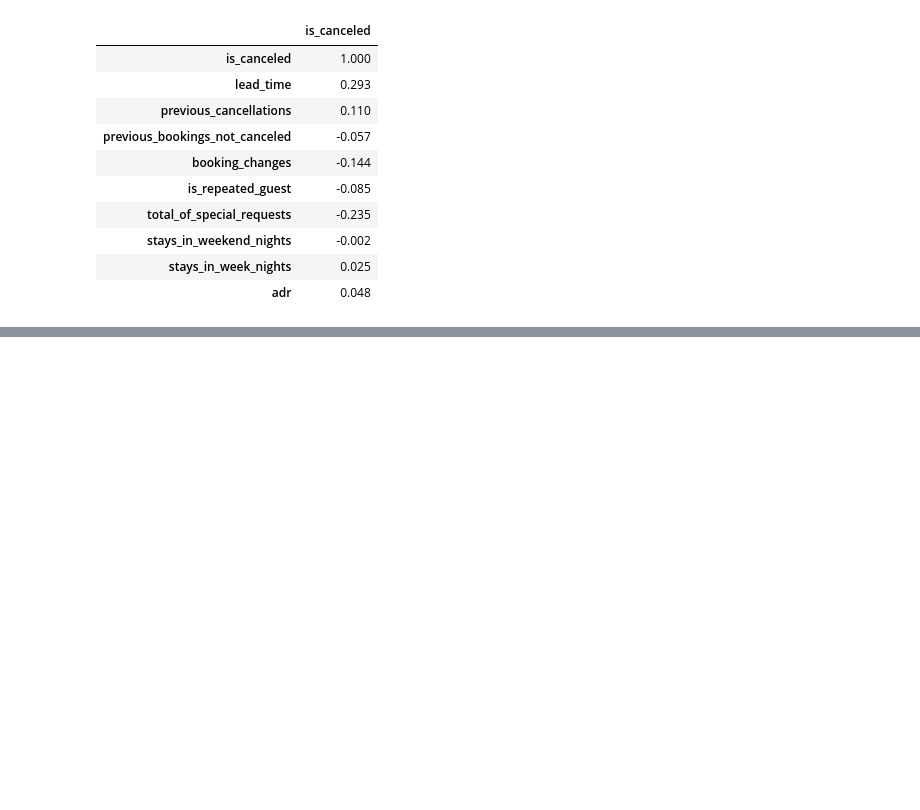
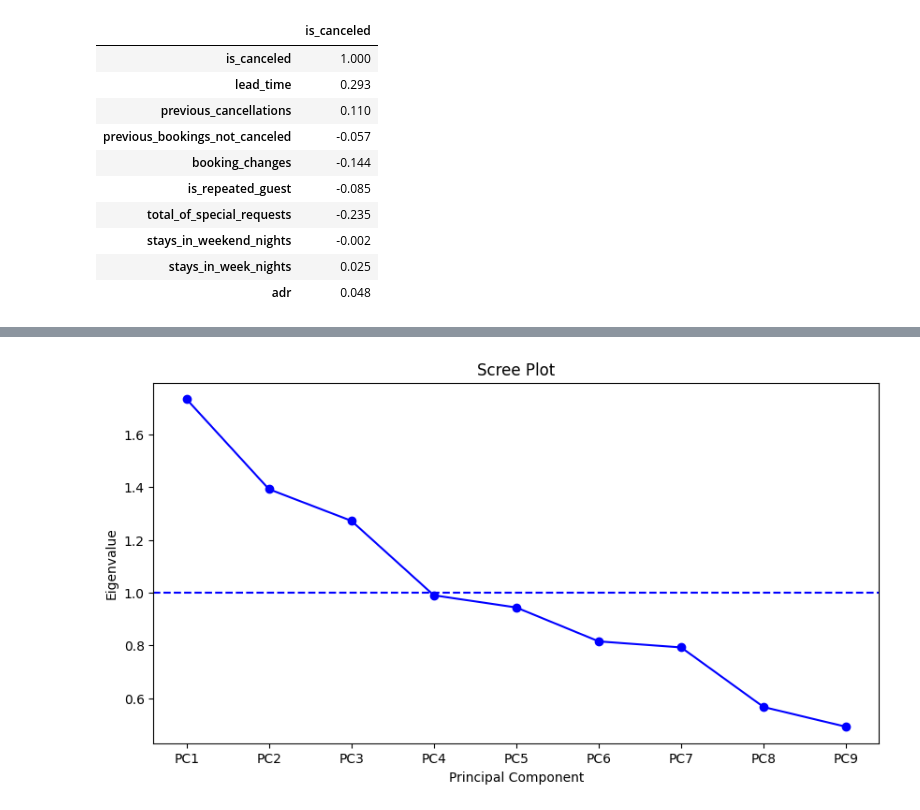
Before and after one commit to sylle321/Hotel_booking, a Jupyter notebook: Descriptive_question.ipynb, the cells around one changed output, grey strips where cells are left out. Saved outputs shown, nothing was run; the diff lists cells and outputs as text; code cells hidden in the pictures; blank space fills up the shorter version.

```diff
--- a/Descriptive_question.ipynb
+++ b/Descriptive_question.ipynb
@@ -315,0 +228,8 @@ Confusion Matrix:
+# %%
+# Standardization (0 mean, unit variance)
+scaler = StandardScaler()
+scaled_df = pd.DataFrame(
+    scaler.fit_transform(hotel_clean[pca_cols]),
+    columns=pca_cols
+)
+scaled_df.head()
@@ -315,0 +243,16 @@ Confusion Matrix:
+# %%
+# PCA
+pcs = PCA(n_components=9)
+scores = pcs.fit_transform(scaled_df)
+# Naming the components PC1...PC9
+pc_names = ['PC' + str(i+1) for i in range(pcs.n_components_)]
+scores_df = pd.DataFrame(scores, columns=pc_names)
+# Eigenvalues
+eig = pcs.explained_variance_
+# PCA summary table
+summary_df = pd.DataFrame({
+    'Eigenvalue': eig,
+    '% of variance': pcs.explained_variance_ratio_ * 100,
+    'Cumulative %': np.cumsum(pcs.explained_variance_ratio_) * 100
+}, index=pc_names)
+summary_df.round(3)
@@ -315,0 +270,10 @@ Confusion Matrix:
+# %%
+# Scree plot of eigenvalues
+ax = summary_df['Eigenvalue'].plot(marker='o', color='blue', figsize=(10,5))
+ax.axhline(y=1, color='b', linestyle='--')
+
+ax.set_title('Scree Plot')
+ax.set_xlabel('Principal Component')
+ax.set_ylabel('Eigenvalue');
+# %% [output]
+[figure, added]
```
Also changed, not shown: parts of 5 cells of this notebook.
